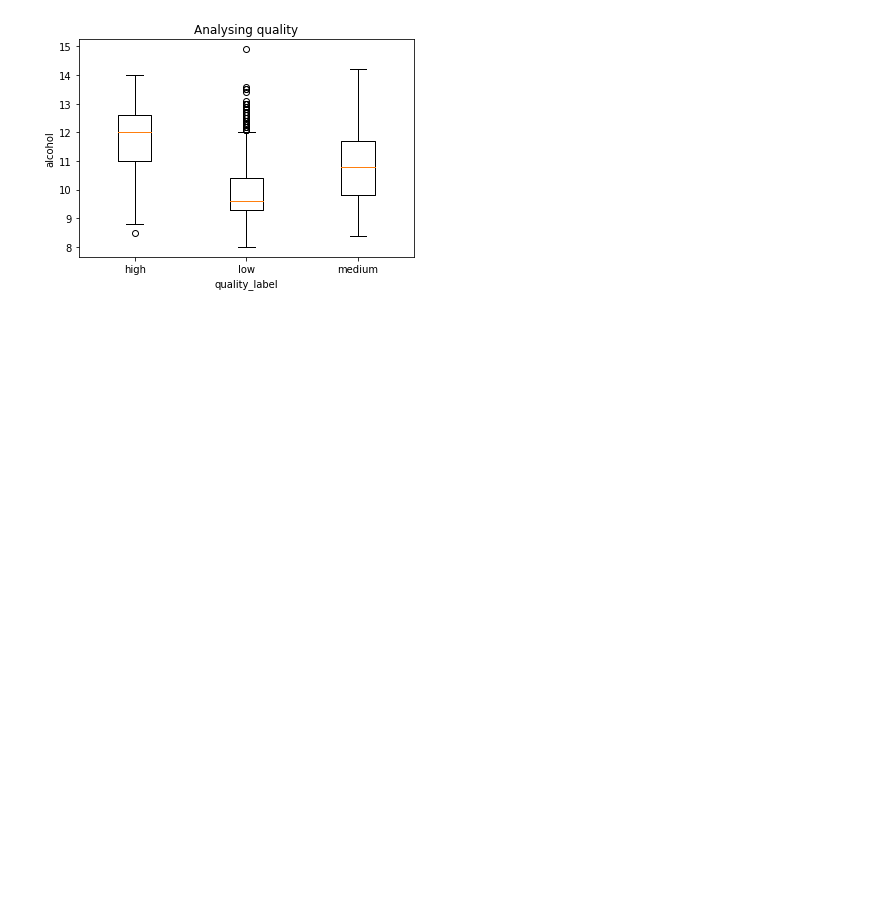
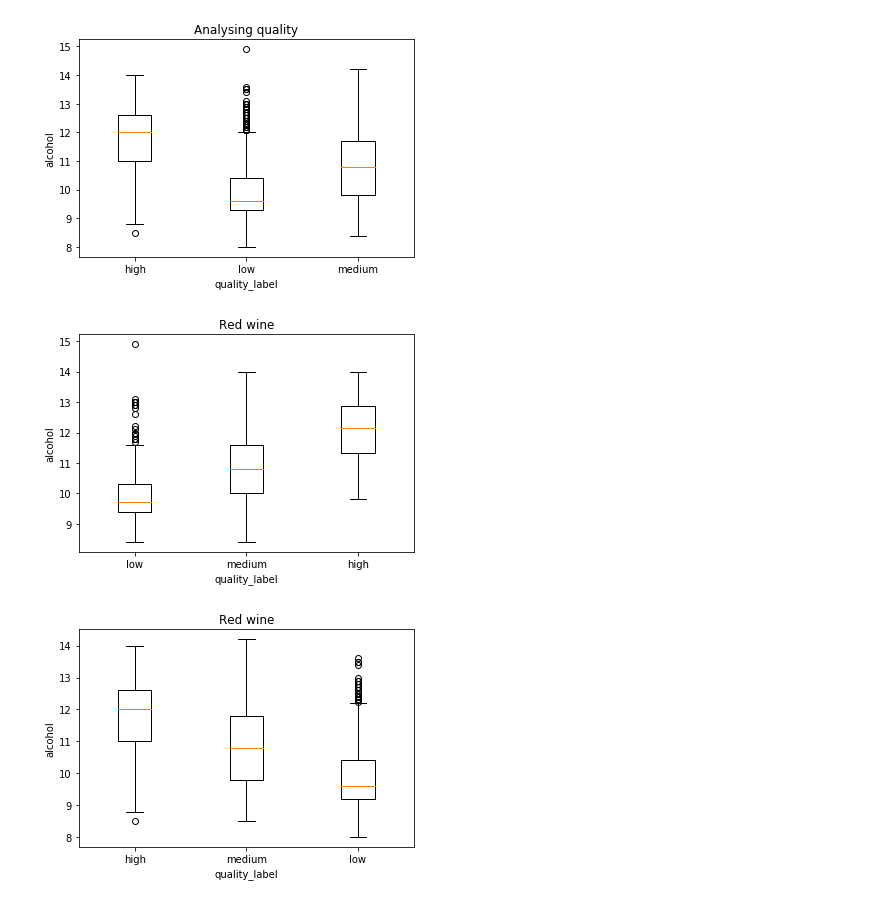
Before and after one commit to arunrock98/Winery, a Jupyter notebook: CAB_pinky_wine_2021_02_05.ipynb, the cells around one changed output. Cells and saved outputs as stored; diff of their text form; code cells hidden in the pictures; blank space fills up the shorter version.

```diff
--- a/CAB_pinky_wine_2021_02_05.ipynb
+++ b/CAB_pinky_wine_2021_02_05.ipynb
@@ -300,3 +300,35 @@ plt.title('Analysing quality')
 plt.show();
 # %% [output]
 [figure]
+# %%
+c_item = {}
+for i in wines['quality_label'].unique():
+    c_item[i] = wines[red_wine['quality_label']==i].alcohol
+plt.boxplot([x for x in c_item.values()],labels=[x for x in c_item.keys()])
+plt.xlabel('quality_label')
+plt.ylabel('alcohol')
+plt.title('Analysing quality')
+plt.show();
+# %%
+red = wines[wines['wine_type'] == 'red']
+c_itemred = {}
+for i in red['quality_label'].unique():
+    c_itemred[i] = red[red['quality_label']==i].alcohol
+plt.boxplot([x for x in c_itemred.values()],labels=[x for x in c_itemred.keys()])
+plt.xlabel('quality_label')
+plt.ylabel('alcohol')
+plt.title('Red wine')
+plt.show();
+
+white = wines[wines['wine_type'] == 'white']
+c_itemwhite = {}
+for i in white['quality_label'].unique():
+    c_itemwhite[i] = white[white['quality_label']==i].alcohol
+plt.boxplot([x for x in c_itemwhite.values()],labels=[x for x in c_itemwhite.keys()])
+plt.xlabel('quality_label')
+plt.ylabel('alcohol')
+plt.title('Red wine')
+plt.show();
+# %% [output]
+[figure, added]
+[figure, added]
```
Also changed, not shown: parts of 4 cells of this notebook.
